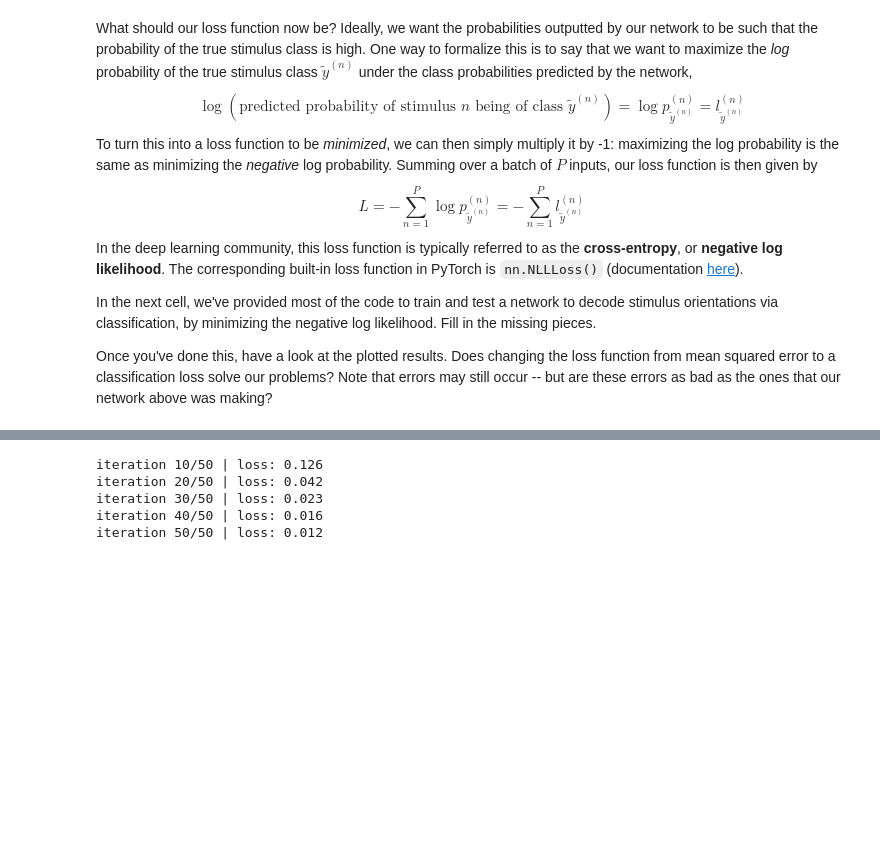
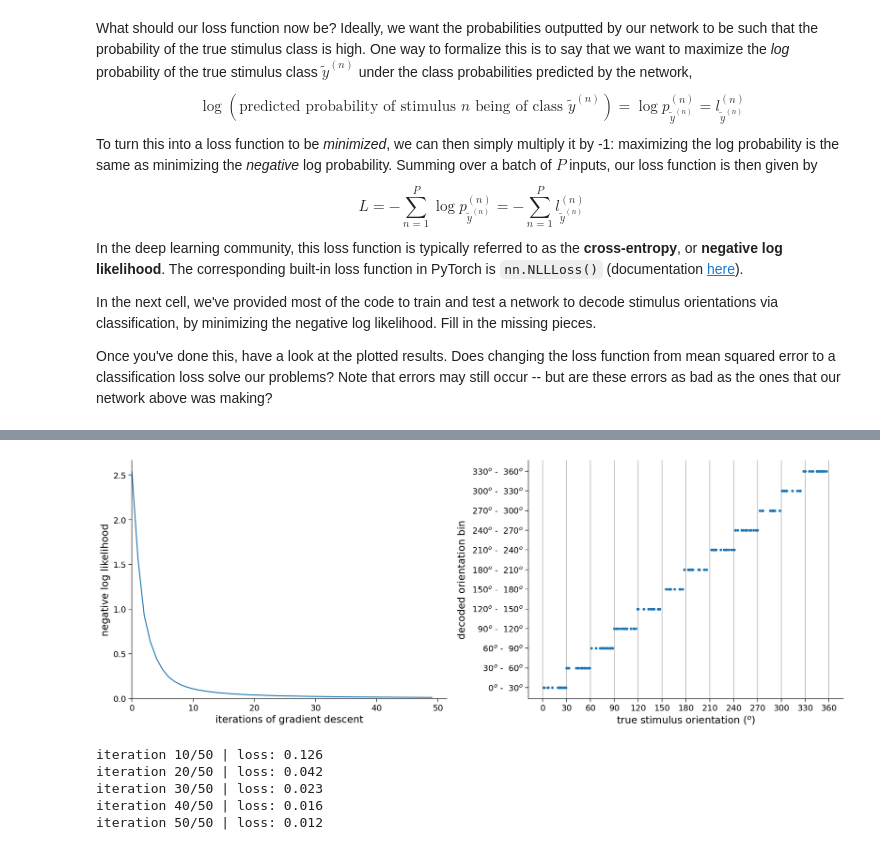
Before and after one commit to RajanDasgupta/course-content, a Jupyter notebook: tutorials/W3D4_DeepLearning1/W3D4_Tutorial1.ipynb, the cells around one changed output, grey strips where cells are left out. Cells and saved outputs as stored; diff of their text form; code cells hidden in the pictures; blank space fills up the shorter version.

```diff
--- a/tutorials/W3D4_DeepLearning1/W3D4_Tutorial1.ipynb
+++ b/tutorials/W3D4_DeepLearning1/W3D4_Tutorial1.ipynb
@@ -1035,22 +1046,21 @@ def decode_orientation(n_classes, train_data, train_labels, test_data, test_labe
   ## TODO for students: fill out missing pieces below to initialize, train, and
   # test network
   # Fill out function and remove
-  raise NotImplementedError("Student exercise: complete decode_orientation function")
+#   raise NotImplementedError("Student exercise: complete decode_orientation function")
   ##############################################################################
 
   # Initialize network
-  net = ...  # use M=20 hidden units
+  net = DeepNetSoftmax(n_neurons, 20, n_classes)  # use M=20 hidden units
 
   # Initialize built-in PyTorch MSE loss function
   loss_fn = nn.NLLLoss()
 
   # Run GD on training set data, using learning rate of 0.1
-  train_loss = ...
+  train_loss = train(net, loss_fn, train_data, train_binned_labels, learning_rate=0.1)
 
   # Decode neural responses in testing set data
-  out = ...
+  out = net(resp_test)
   out_labels = np.argmax(out.detach(), axis=1)  # predicted classes
-
   return train_loss, out_labels
 
 
@@ -1063,7 +1073,8 @@ n_classes = 12  # start with 12, then (bonus) try making this as big as possible
 # Uncomment below to test your function
 
 # Initialize, train, and test network
-#train_loss, predicted_test_labels = decode_orientation(n_classes, resp_train, stimuli_train, resp_test, stimuli_test)
+train_loss, predicted_test_labels = decode_orientation(n_classes, resp_train, stimuli_train, resp_test, stimuli_test)
 
 # Plot results
-#plot_decoded_results(train_loss, stimuli_test, predicted_test_labels)
+plot_decoded_results(train_loss, stimuli_test, predicted_test_labels)
+# %% [output]
@@ -1070,3 +1086,4 @@ n_classes = 12  # start with 12, then (bonus) try making this as big as possible
+[figure, added]
 # %%
 # to_remove solution
 
```
Also changed, not shown: parts of 6 cells of this notebook, 4 other files.
